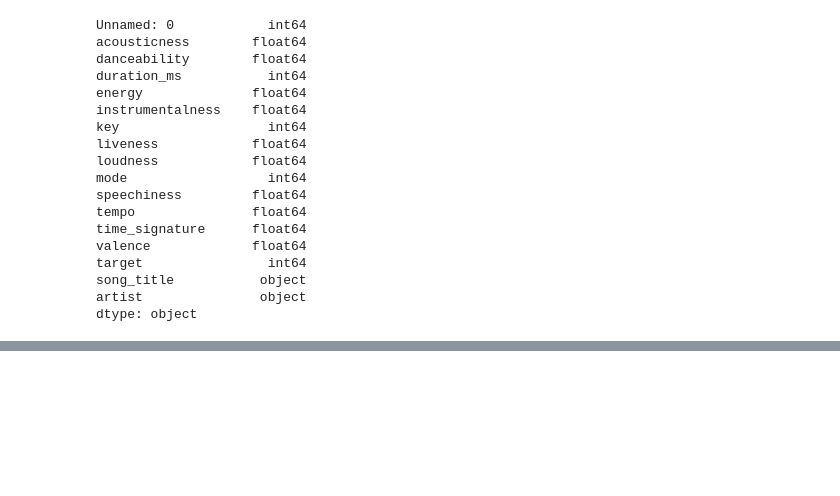
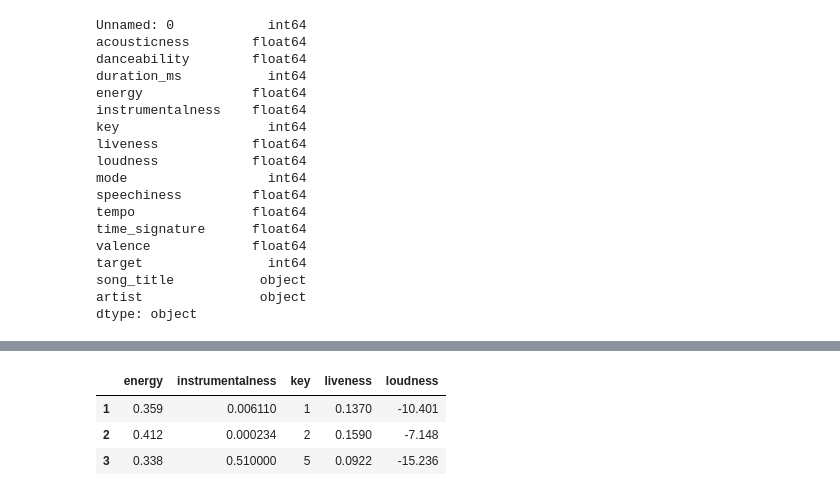
Before and after one commit to tireless-22/machine-learning-and-data-science, a Jupyter notebook: M_D_Pandas.ipynb, the cells around one changed output, grey strips where cells are left out. Cells and saved outputs as stored; diff of their text form; code cells hidden in the pictures; blank space fills up the shorter version.

```diff
--- a/M_D_Pandas.ipynb
+++ b/M_D_Pandas.ipynb
@@ -115,0 +133,8 @@ df.describe()
+# %%
+df.iloc[1:4 ,4:9]
+# if we need data of some rows and some columns
+# %% [output]
+|  | energy | instrumentalness | key | liveness | loudness |
+| 1 | 0.359 | 0.006110 | 1 | 0.1370 | -10.401 |
+| 2 | 0.412 | 0.000234 | 2 | 0.1590 | -7.148 |
+| 3 | 0.338 | 0.510000 | 5 | 0.0922 | -15.236 |
```
Also changed, not shown: parts of 4 cells of this notebook.
